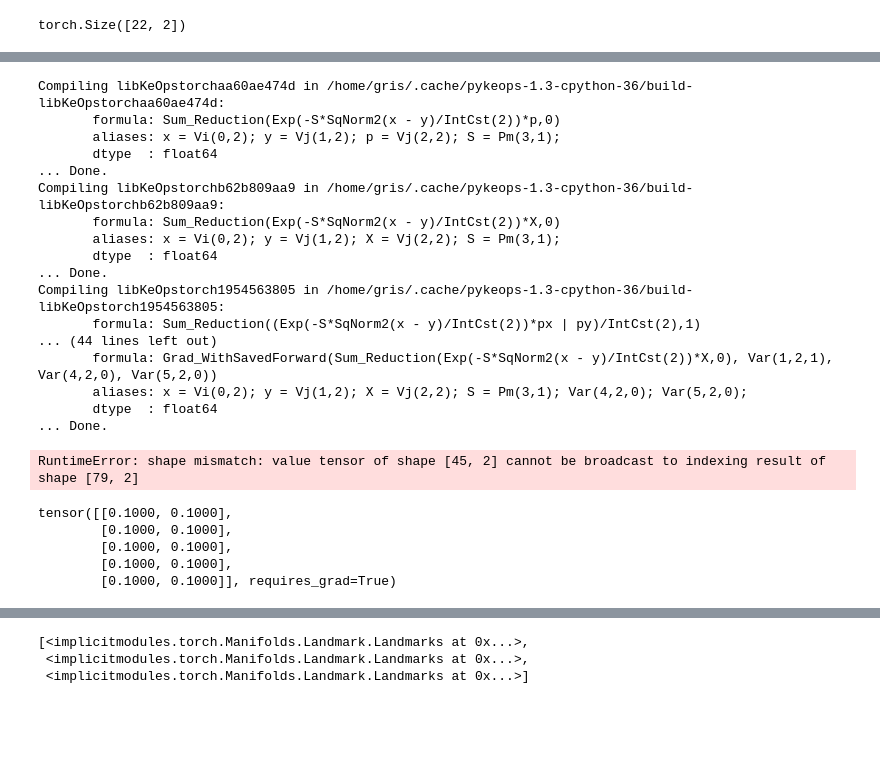
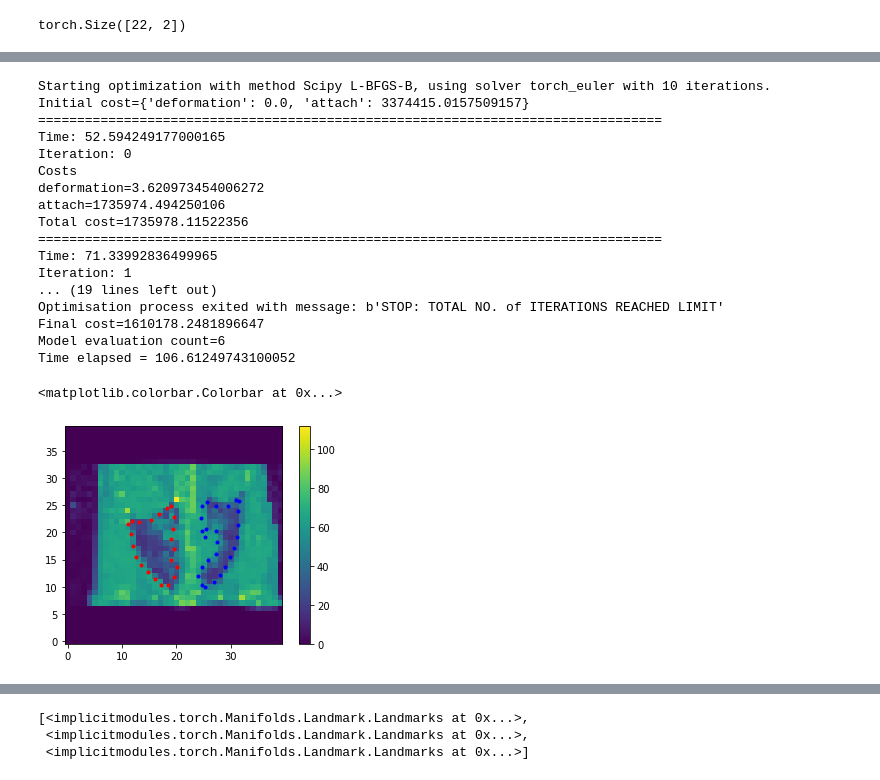
Before and after one commit to bgris/implicitmodules, a Jupyter notebook: script/torch/ImageMatching_Multishape.ipynb, the cells around one changed output, grey strips where cells are left out. Cells and saved outputs as stored; diff of their text form; code cells hidden in the pictures; blank space fills up the shorter version.

```diff
--- a/script/torch/ImageMatching_Multishape.ipynb
+++ b/script/torch/ImageMatching_Multishape.ipynb
@@ -178,31 +180,46 @@ shoot_it = 10
 # %%
 fitter = dm.Models.Fitter(model)
 shoot_solver = 'torch_euler'
-costs = fitter.fit([target_deformable], 40, options={'shoot_solver': shoot_solver, 'shoot_it': shoot_it})
+costs = fitter.fit([target_deformable], 4, options={'shoot_solver': shoot_solver, 'shoot_it': shoot_it})
 # %% [output]
-Compiling libKeOpstorchaa60ae474d in /home/gris/.cache/pykeops-1.3-cpython-36/build-libKeOpstorchaa60ae474d:
-       formula: Sum_Reduction(Exp(-S*SqNorm2(x - y)/IntCst(2))*p,0)
-       aliases: x = Vi(0,2); y = Vj(1,2); p = Vj(2,2); S = Pm(3,1);
-       dtype  : float64
-... Done.
-Compiling libKeOpstorchb62b809aa9 in /home/gris/.cache/pykeops-1.3-cpython-36/build-libKeOpstorchb62b809aa9:
-       formula: Sum_Reduction(Exp(-S*SqNorm2(x - y)/IntCst(2))*X,0)
-       aliases: x = Vi(0,2); y = Vj(1,2); X = Vj(2,2); S = Pm(3,1);
-       dtype  : float64
-... Done.
-Compiling libKeOpstorch1954563805 in /home/gris/.cache/pykeops-1.3-cpython-36/build-libKeOpstorch1954563805:
-       formula: Sum_Reduction((Exp(-S*SqNorm2(x - y)/IntCst(2))*px | py)/IntCst(2),1)
-... (44 lines left out)
-       formula: Grad_WithSavedForward(Sum_Reduction(Exp(-S*SqNorm2(x - y)/IntCst(2))*X,0), Var(1,2,1), Var(4,2,0), Var(5,2,0))
-       aliases: x = Vi(0,2); y = Vj(1,2); X = Vj(2,2); S = Pm(3,1); Var(4,2,0); Var(5,2,0);
-       dtype  : float64
-... Done.
+Starting optimization with method Scipy L-BFGS-B, using solver torch_euler with 10 iterations.
+Initial cost={'deformation': 0.0, 'attach': 3374415.0157509157}
+================================================================================
+Time: 52.594249177000165
+Iteration: 0
+Costs
+deformation=3.620973454006272
+attach=1735974.494250106
+Total cost=1735978.11522356
+================================================================================
+Time: 71.33992836499965
+Iteration: 1
+... (19 lines left out)
+Optimisation process exited with message: b'STOP: TOTAL NO. of ITERATIONS REACHED LIMIT'
+Final cost=1610178.2481896647
+Model evaluation count=6
+Time elapsed = 106.61249743100052
-RuntimeError: shape mismatch: value tensor of shape [45, 2] cannot be broadcast to indexing result of shape [79, 2]
-# %%
-model.init_manifold.cotan[1][1]
-# %% [output]
-tensor([[0.1000, 0.1000],
-        [0.1000, 0.1000],
-        [0.1000, 0.1000],
-        [0.1000, 0.1000],
-        [0.1000, 0.1000]], requires_grad=True)
+# %%
+#with torch.autograd.no_grad():
+model.deformables[0].output = 'bitmap'
+deformed = model.compute_deformed(shoot_solver, shoot_it)
+
+deformed_image = deformed[0][0].view_as(source)
+# %%
+boundary0 = model.modules[0].manifold.gd[-1].detach()
+boundary1 = model.modules[1].manifold.gd[-1].detach()
+# %%
+pts0 = model.modules[0].manifold[0].gd.detach()
+pts1 = model.modules[1].manifold[0].gd.detach()
+pts2 = model.modules[2].manifold[0].gd.detach()
+
+plt.imshow(deformed_image.detach(), origin='lower')
+plt.plot(boundary0[:,0], boundary0[:,1], '.r')
+plt.plot(boundary1[:,0], boundary1[:,1], '.b')
+plt.colorbar()
+#plt.plot(pts0[:,0], pts0[:,1], '.r')
+#plt.plot(pts1[:,0], pts1[:,1], '.b')
+#plt.plot(pts2[:,0], pts2[:,1], '.g')
+# %% [output]
+<matplotlib.colorbar.Colorbar at 0x...>
+[figure, added]
```
Also changed, not shown: parts of 15 cells of this notebook, 1 other file.
